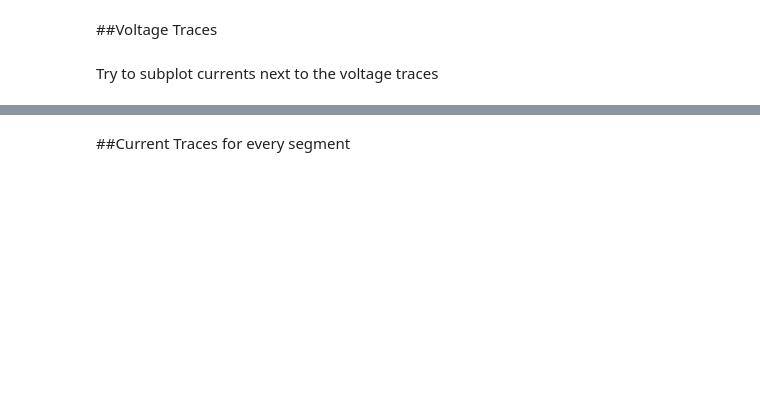
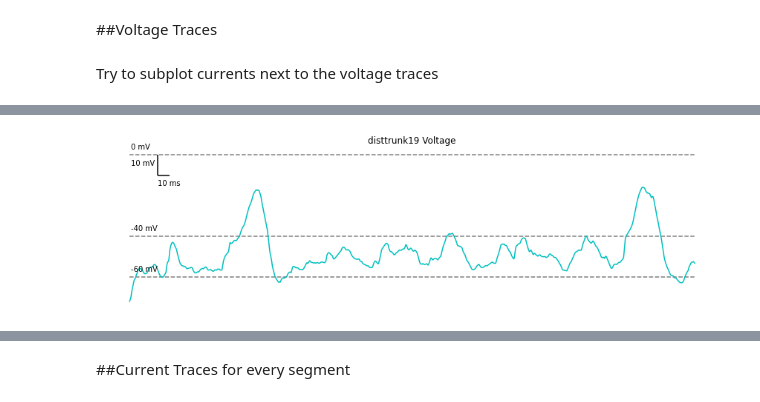
Before and after one commit to davidfague/Stylized-ReducedOrder-L5-Model, a Jupyter notebook: SROL5.ipynb, the cells around one changed output, grey strips where cells are left out. Cells and saved outputs as stored; diff of their text form; code cells hidden in the pictures; blank space fills up the shorter version.

```diff
--- a/SROL5.ipynb
+++ b/SROL5.ipynb
@@ -2384,0 +2428,5 @@ print(sec_list)
+# %%
+for i in disttrunk:
+  plot_voltage_trace(probes[i])
+# %% [output]
+[figure, added]
```
Also changed, not shown: parts of 55 cells of this notebook.
